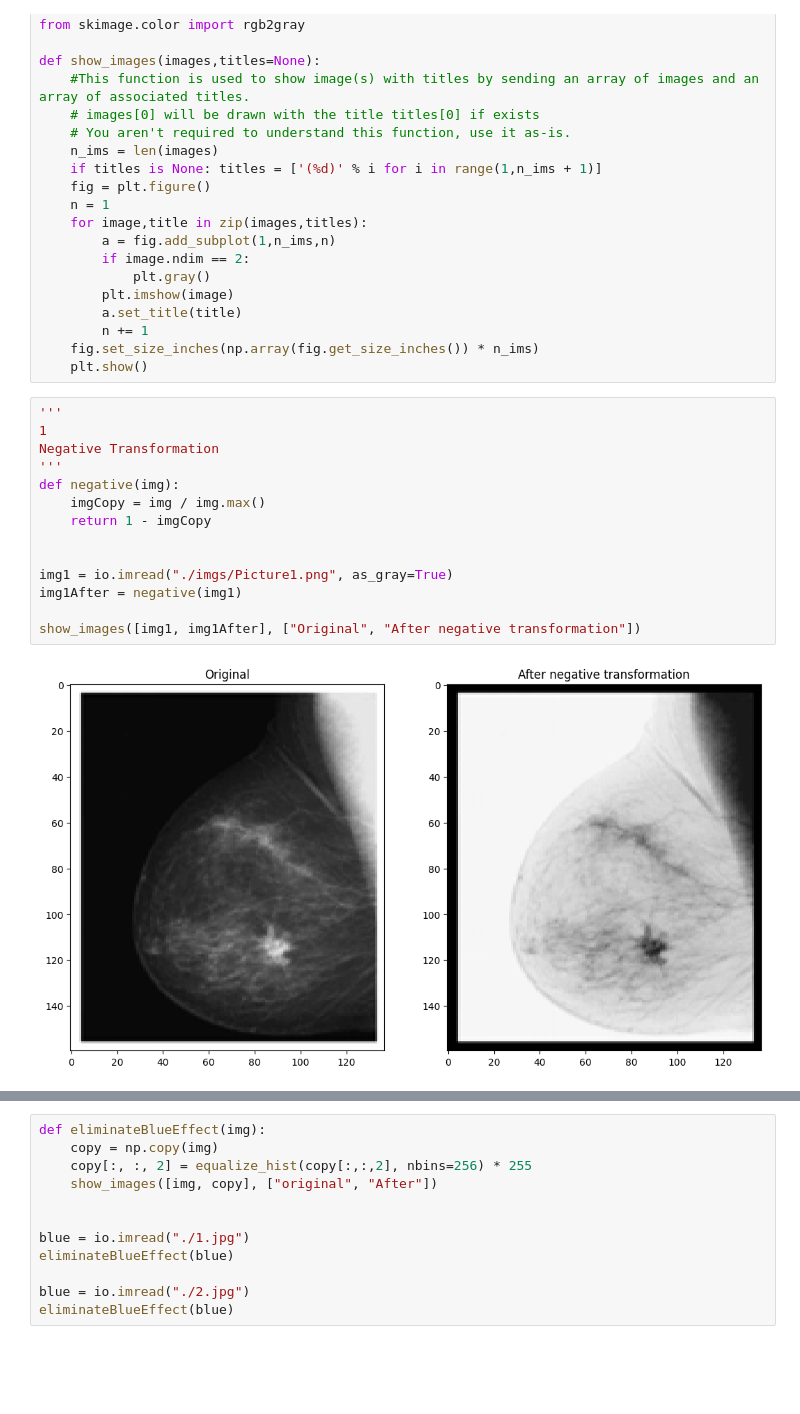
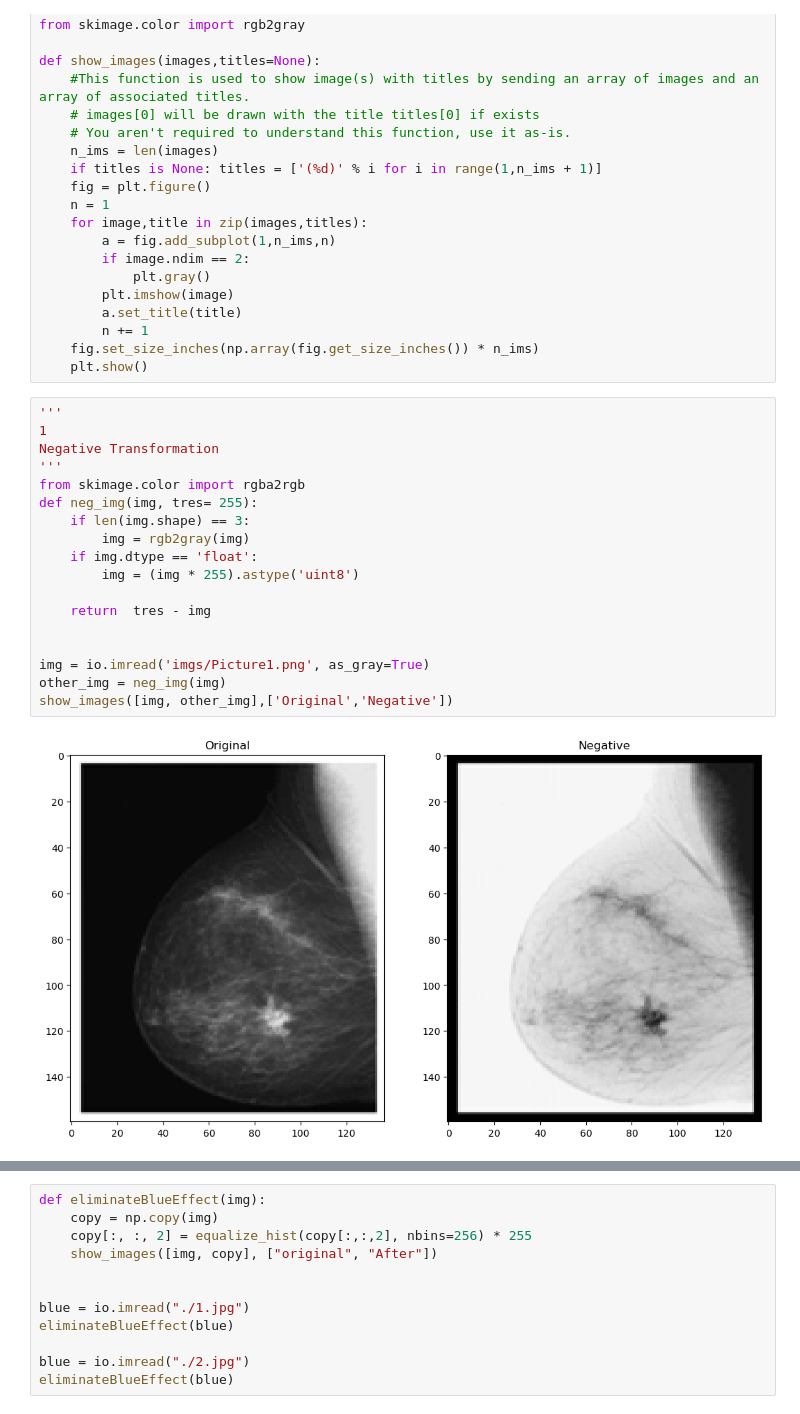
Before and after one commit to BeshoyMorad/ImageProcessing_Labs, a Jupyter notebook: Lab 4/Lab4_STD.ipynb, the cells around one changed output, grey strips where cells are left out. Drawn from its saved outputs; the diff is of its cells as text; blank space fills up the shorter version.

```diff
--- a/Lab 4/Lab4_STD.ipynb
+++ b/Lab 4/Lab4_STD.ipynb
@@ -34,22 +34,26 @@ def show_images(images,titles=None):
         n += 1
     fig.set_size_inches(np.array(fig.get_size_inches()) * n_ims)
     plt.show()
-# %%
-'''
-1
-Negative Transformation
-'''
-def negative(img):
-	imgCopy = img / img.max()
-	return 1 - imgCopy
-
-
-img1 = io.imread("./imgs/Picture1.png", as_gray=True)
-img1After = negative(img1)
-
-show_images([img1, img1After], ["Original", "After negative transformation"])
-# %% [output]
-[figure, removed]
+# %%
+'''
+1
+Negative Transformation
+'''
+from skimage.color import rgba2rgb
+def neg_img(img, tres= 255):
+    if len(img.shape) == 3:
+        img = rgb2gray(img)
+    if img.dtype == 'float':
+        img = (img * 255).astype('uint8')
+
+    return  tres - img
+
+
+img = io.imread('imgs/Picture1.png', as_gray=True)
+other_img = neg_img(img)
+show_images([img, other_img],['Original','Negative'])
+# %% [output]
+[figure, added]
 # %%
 '''
 2
```
Also changed, not shown: parts of 4 cells of this notebook, 1 other file.
